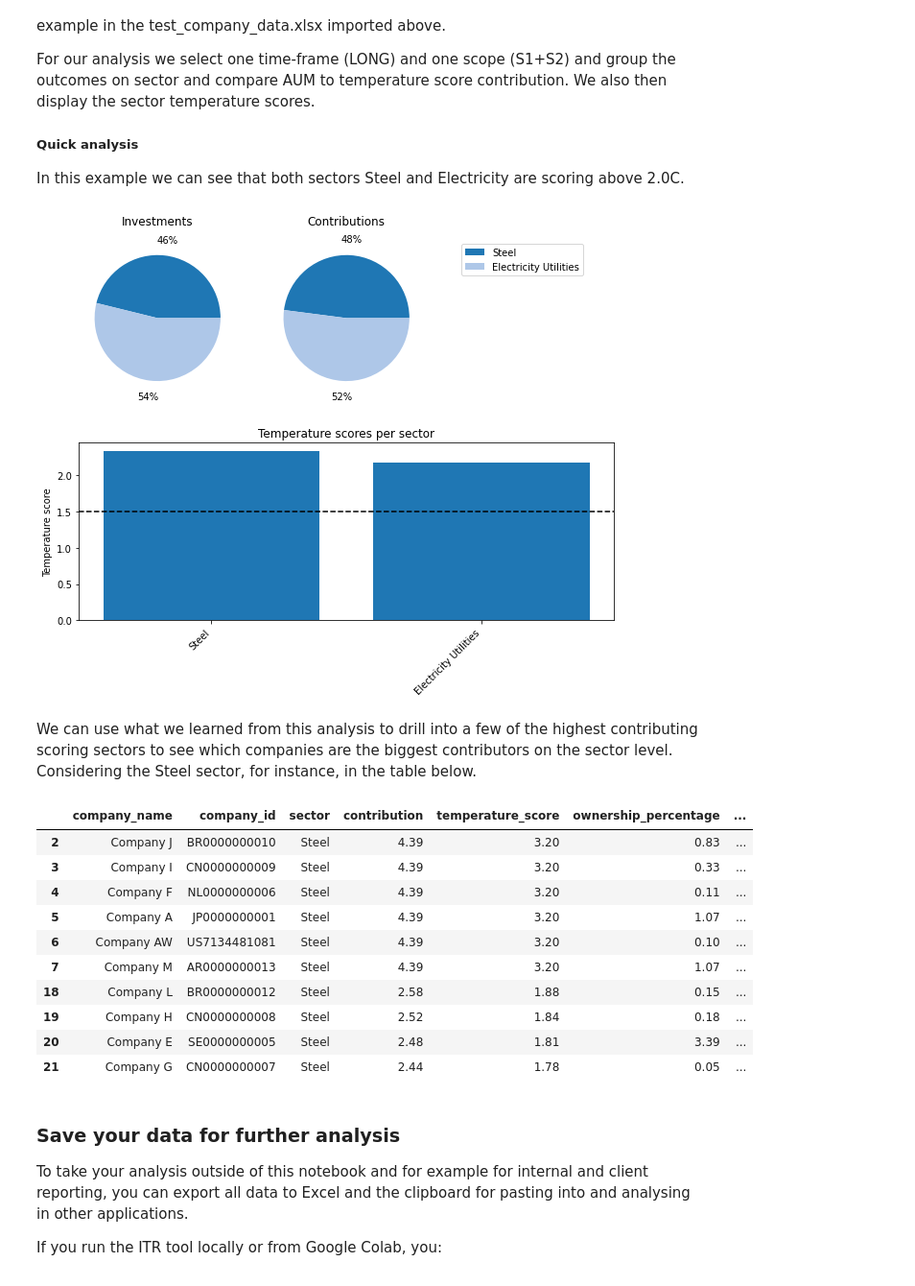
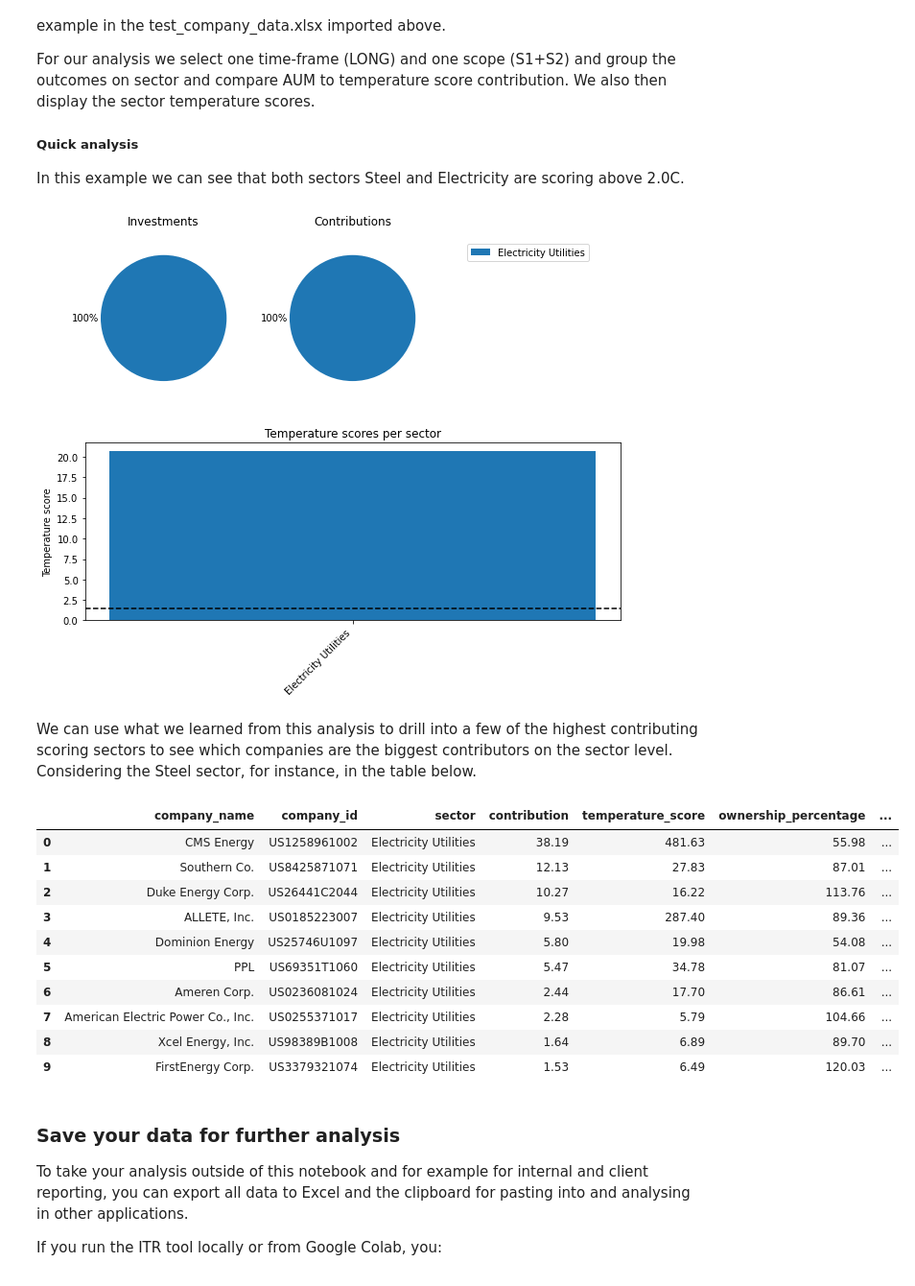
Before and after one commit to os-climate/ITR, a Jupyter notebook: examples/quick_temp_score_calculation.ipynb, the cells around one changed output. Shown: that part at 96% size. Drawn from its saved outputs; the diff is of its cells as text; code cells hidden in the pictures.

```diff
--- a/examples/quick_temp_score_calculation.ipynb
+++ b/examples/quick_temp_score_calculation.ipynb
@@ -52,7 +52,7 @@ root_logger.setLevel("INFO")
 ## Create a data provider
 Data providers let you connect to the data source of your choice. In this case we are connecting to Excel as a data provider.
 # %%
-excel_company_data = ExcelProviderCompany(excel_path="data/test_data_company.xlsx")
+excel_company_data = ExcelProviderCompany(excel_path="data/rmi-20211120-output.xlsx")
 excel_production_bm = ExcelProviderProductionBenchmark(excel_path="data/OECM_EI_and_production_benchmarks.xlsx")
 excel_EI_bm = ExcelProviderIntensityBenchmark(excel_path="data/OECM_EI_and_production_benchmarks.xlsx",benchmark_temperature=1.5,
                                                            benchmark_global_budget=396, is_AFOLU_included=False)
@@ -63,7 +63,7 @@ In our case the portfolio is stored as a CSV file. The portfolio should at least
 
 Please see the technical documentation on [Data Legends](https://ofbdabv.github.io/ITR/Legends.html#) for details on data requirements.
 # %%
-df_portfolio = pd.read_csv("data/example_portfolio.csv", encoding="iso-8859-1", sep=';')
+df_portfolio = pd.read_csv("data/rmi-20211120-portfolio.csv", encoding="iso-8859-1", sep=';')
 # %%
 df_portfolio.head(5)
 # %% [output]
@@ -185,26 +172,26 @@ company_contributions = collect_company_contributions(aggregated_portfolio, amen
 # %%
 plot_grouped_statistics(aggregated_portfolio, company_contributions, analysis_parameters)
 # %% [output]
-[figure, old version]
+[figure, new version]
 # %% [markdown]
 We can use what we learned from this analysis to drill into a few of the highest contributing scoring sectors to see which
 companies are the biggest contributors on the sector level. Considering the Steel sector, for instance, in the
 table below.
 # %%
 sector_contributions = company_contributions[['company_name', 'company_id', 'sector', 'contribution', 'temperature_score', 'ownership_percentage', 'portfolio_percentage']]
-sector_contributions.loc[sector_contributions['sector'] == 'Steel'][:10].round(2)
+sector_contributions.loc[sector_contributions['sector'] == 'Electricity Utilities'][:10].round(2)
 # %% [output]
 |  | company_name | company_id | sector | contribution | temperature_score | ownership_percentage | ... |
-| 2 | Company J | BR0000000010 | Steel | 4.39 | 3.20 | 0.83 | ... |
-| 3 | Company I | CN0000000009 | Steel | 4.39 | 3.20 | 0.33 | ... |
-| 4 | Company F | NL0000000006 | Steel | 4.39 | 3.20 | 0.11 | ... |
-| 5 | Company A | JP0000000001 | Steel | 4.39 | 3.20 | 1.07 | ... |
-| 6 | Company AW | US7134481081 | Steel | 4.39 | 3.20 | 0.10 | ... |
-| 7 | Company M | AR0000000013 | Steel | 4.39 | 3.20 | 1.07 | ... |
-| 18 | Company L | BR0000000012 | Steel | 2.58 | 1.88 | 0.15 | ... |
-| 19 | Company H | CN0000000008 | Steel | 2.52 | 1.84 | 0.18 | ... |
-| 20 | Company E | SE0000000005 | Steel | 2.48 | 1.81 | 3.39 | ... |
-| 21 | Company G | CN0000000007 | Steel | 2.44 | 1.78 | 0.05 | ... |
+| 0 | CMS Energy | US1258961002 | Electricity Utilities | 38.19 | 481.63 | 55.98 | ... |
+| 1 | Southern Co. | US8425871071 | Electricity Utilities | 12.13 | 27.83 | 87.01 | ... |
+| 2 | Duke Energy Corp. | US26441C2044 | Electricity Utilities | 10.27 | 16.22 | 113.76 | ... |
+| 3 | ALLETE, Inc. | US0185223007 | Electricity Utilities | 9.53 | 287.40 | 89.36 | ... |
+| 4 | Dominion Energy | US25746U1097 | Electricity Utilities | 5.80 | 19.98 | 54.08 | ... |
+| 5 | PPL | US69351T1060 | Electricity Utilities | 5.47 | 34.78 | 81.07 | ... |
+| 6 | Ameren Corp. | US0236081024 | Electricity Utilities | 2.44 | 17.70 | 86.61 | ... |
+| 7 | American Electric Power Co., Inc. | US0255371017 | Electricity Utilities | 2.28 | 5.79 | 104.66 | ... |
+| 8 | Xcel Energy, Inc. | US98389B1008 | Electricity Utilities | 1.64 | 6.89 | 89.70 | ... |
+| 9 | FirstEnergy Corp. | US3379321074 | Electricity Utilities | 1.53 | 6.49 | 120.03 | ... |
 # %% [markdown]
 ### Save your data for further analysis
 To take your analysis outside of this notebook and for example for internal and client reporting, you can export all data to Excel and the clipboard for pasting into and analysing in other applications.
```
Also changed, not shown: parts of 7 cells of this notebook.
